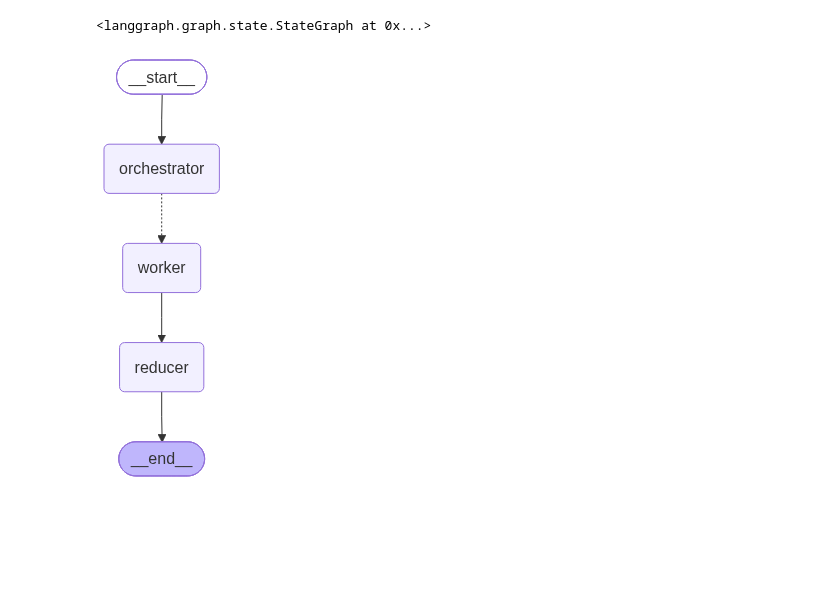
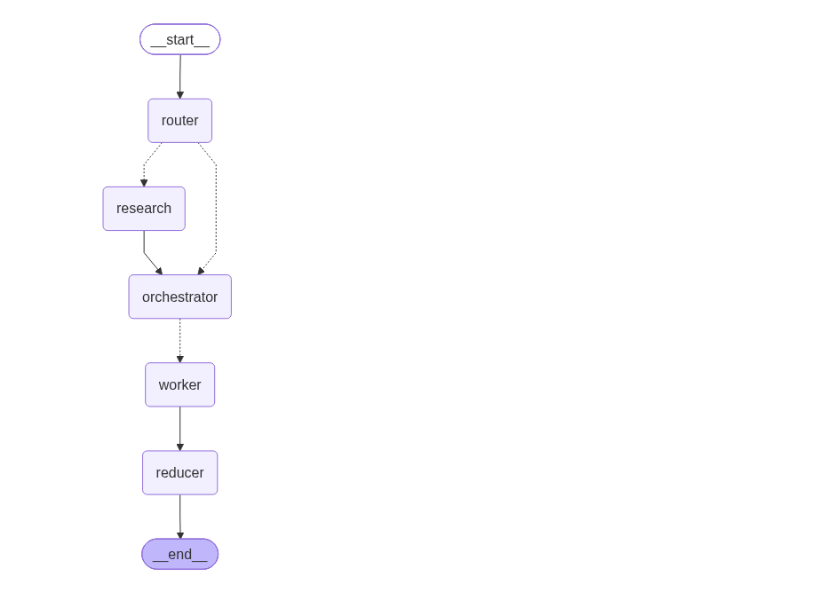
Before and after one commit to Qhmad-art/blog-written-agent, a Jupyter notebook: blog-agent.ipynb, the cells around one changed output. Drawn from its saved outputs; the diff is of its cells as text; code cells hidden in the pictures; blank space fills up the shorter version.

```diff
--- a/blog-agent.ipynb
+++ b/blog-agent.ipynb
@@ -135,8 +148,9 @@ class State(TypedDict):
     final: str
 # %%
 llm = ChatGroq(
-    model="openai/gpt-oss-20b",
-    temperature=0
+    model="openai/gpt-oss-safeguard-20b",
+    temperature=0,
+
 )
 # %%
 # -----------------------------
@@ -370,23 +466,2 @@ orchestrator = orchestrator_node
-# %%
-# -----------------------------
-# 6) Fanout
-# -----------------------------
-def fanout(state: State):
-    assert state["plan"] is not None
-    return [
-        Send(
-            "worker",
-            {
-                "task": task,
-                "topic": state["topic"],
-                "mode": state.get("mode", "closed_book"),
-                "as_of": state.get("as_of", ""),
-                "recency_days": state.get("recency_days", 30),
-                "plan": state["plan"],
-                "evidence": state.get("evidence", []),
-            },
-        )
-        for task in state["plan"].tasks
-    ]
 # %%
 # -----------------------------
@@ -499,24 +618,24 @@ def reducer(state: State) -> dict:
 # %%
 # -----------------------------
-# 9) Build Graph
+# 9) Build graph
 # -----------------------------
 g = StateGraph(State)
 g.add_node("router", router_node)
 g.add_node("research", research_node)
 g.add_node("orchestrator", orchestrator_node)
-g.add_node("worker", worker)
-g.add_node("reducer", reducer)
+g.add_node("worker", worker_node)
+g.add_node("reducer", reducer_node)
+
+g.add_edge(START, "router")
+g.add_conditional_edges("router", route_next, {"research": "research", "orchestrator": "orchestrator"})
+g.add_edge("research", "orchestrator")
+
+g.add_conditional_edges("orchestrator", fanout, ["worker"])
+g.add_edge("worker", "reducer")
+g.add_edge("reducer", END)
+
+app = g.compile()
+
+app
 # %% [output]
-<langgraph.graph.state.StateGraph at 0x...>
+[figure, added]
-# %%
-g.add_edge(START, "router")
-g.add_conditional_edges("router", route_next, ["research", "orchestrator"])
-g.add_edge("research", "orchestrator")
-g.add_conditional_edges("orchestrator", fanout, ["worker"])
-g.add_edge("worker", "reducer")
-g.add_edge("reducer", END)
-
-app = g.compile()
-app
-# %% [output]
-[figure, removed]
```
Also changed, not shown: parts of 17 cells of this notebook.
